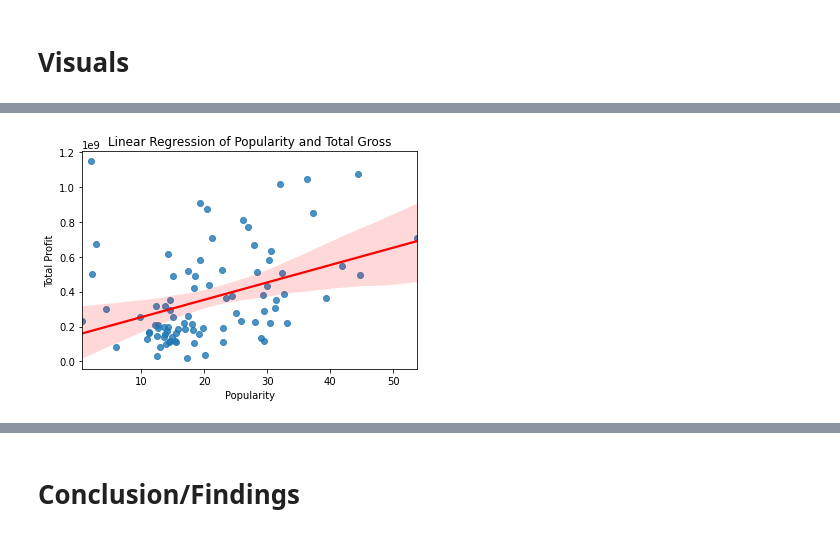
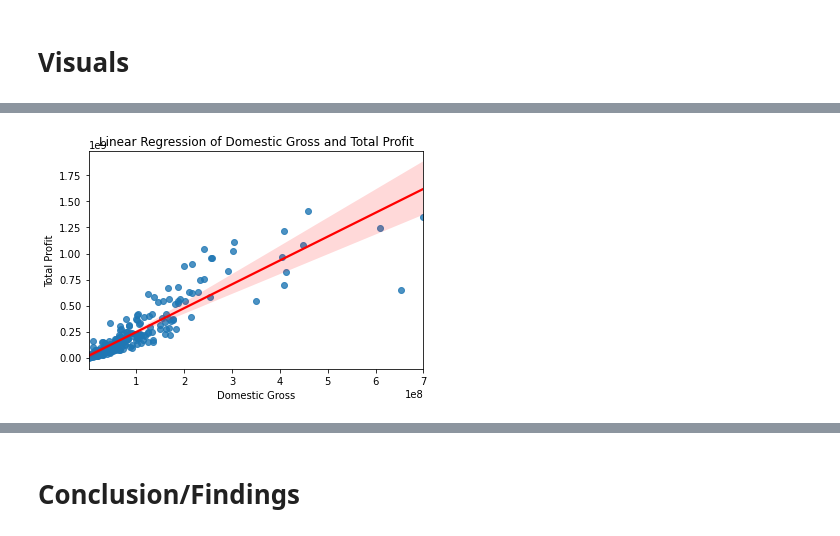
Before and after one commit to lillianlakes/box-office-films, a Jupyter notebook: movie_notebook.ipynb, the cells around one changed output, grey strips where cells are left out. Saved outputs shown, nothing was run; the diff lists cells and outputs as text; code cells hidden in the pictures.

```diff
--- a/movie_notebook.ipynb
+++ b/movie_notebook.ipynb
@@ -199,6 +195,8 @@ above_avg_movies = movie_final[movie_final['domestic_gross'] > domestic_gross_av
 # %%
 # Replace any value in the studio_x column that contains 'WB' with 'WB'
-above_avg_movies['studio_x'] = above_avg_movies['studio_x'].apply(lambda x: 'WB' if 'WB' in str(x) else x)
+movie_final['studio_x'] = movie_final['studio_x'].apply(lambda x: 'WB' if 'WB' in str(x) else x)
 
 # Replace any value in the studio_x column that contains 'fox' with 'Fox'
-above_avg_movies['studio_x'] = above_avg_movies['studio_x'].apply(lambda x: 'Fox' if 'fox' in str(x).lower() else x)
+movie_final['studio_x'] = movie_final['studio_x'].apply(lambda x: 'Fox' if 'fox' in str(x).lower() else x)
+# %%
+movie_final.drop(['genre_ids','vote_count', 'vote_average', 'averagerating', 'numvotes', 'total_profit', 'writer', 'original_title', 'box_office'], axis=1, inplace=True)
@@ -340,14 +262,14 @@ plt.show()
 # %%
 # create a linear regression model
 model = LinearRegression()
-X = above_avg_movies[['popularity']]
-y = above_avg_movies[['total_profit']]
+X = movie_final[['domestic_gross']]
+y = movie_final[['total_gross']]
 model.fit(X, y)
 # plot the regression line
 sns.regplot(x=X, y=y, data=movie_final, line_kws={'color': 'red'})
-plt.title('Linear Regression of Popularity and Total Gross')
-plt.xlabel('Popularity')
+plt.title('Linear Regression of Domestic Gross and Total Profit')
+plt.xlabel('Domestic Gross')
 plt.ylabel('Total Profit')
 plt.show()
 # %% [output]
-[figure, old version]
+[figure, new version]
```
Also changed, not shown: parts of 20 cells of this notebook.
